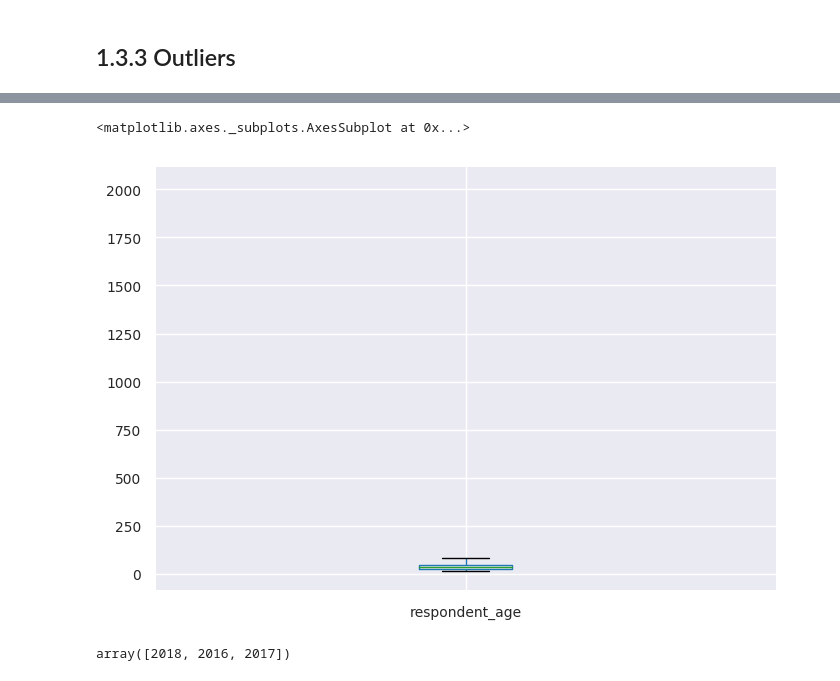
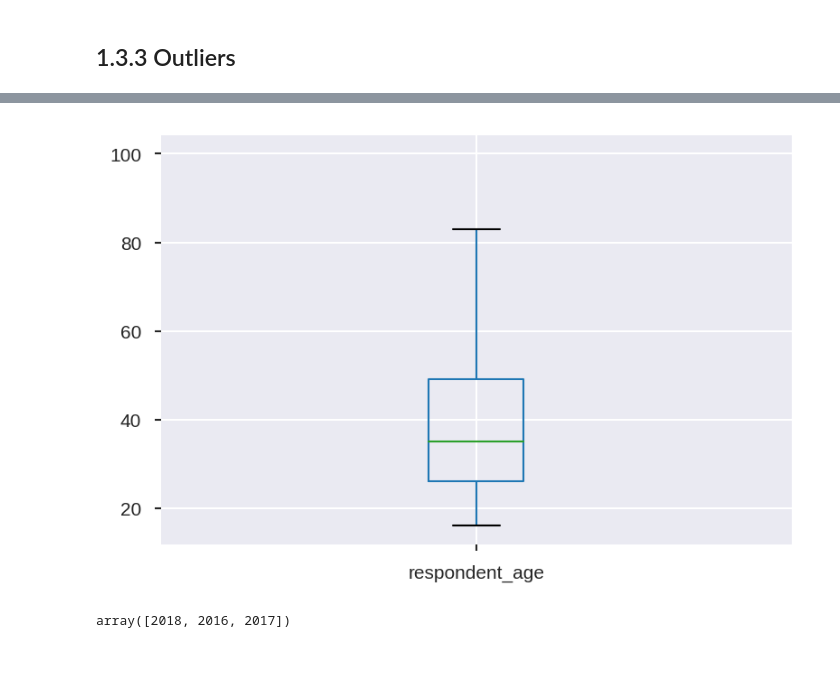
Before and after one commit to JOSEPHINEGEND/Predicting-Individuals-who-are-most-likely-to-have-or-use-a-bank-account-using-Python, a Jupyter notebook: Moringa_Data_Science_Core_W1_Independent_Project_2019_08_Josephine_Wanjiku_Python_Notebook.ipynb, the cells around one changed output, grey strips where cells are left out. Saved outputs shown, nothing was run; the diff lists cells and outputs as text; code cells hidden in the pictures.

```diff
--- a/Moringa_Data_Science_Core_W1_Independent_Project_2019_08_Josephine_Wanjiku_Python_Notebook.ipynb
+++ b/Moringa_Data_Science_Core_W1_Independent_Project_2019_08_Josephine_Wanjiku_Python_Notebook.ipynb
@@ -146,6 +139,8 @@ finance.rename(columns={'level_of_educuation':'level_of_education'}, inplace=Tru
+# %%
+df.rename(columns={'the_relathip_with_head':'the_relationship_with_head'}, inplace=True)
+# %%
+df.rename(columns={'level_of_educuation':'level_of_education'}, inplace=True)
 # %%
 # Removing the spaces and setting all column names to lower case
 
-finance.columns = finance.columns.str.lower().str.replace(" ", "_")
-
-finance.columns
+df.columns = finance.columns.str.lower().str.replace(" ", "_")
@@ -179,4 +176,8 @@ type_of_job               30
 dtype: int64
+# %%
+# dropping null values
+
+df.dropna(inplace = True)
 # %%
 # Replacing missing values with mode on the columns with categorical data
 
@@ -238,6 +226,6 @@ finance.boxplot(['household_size'])
 # %%
-plt.figure(dpi = 100)
-finance.boxplot(['respondent_age'])
+plt.figure(dpi = 150)
+df.boxplot(['respondent_age'])
+plt.show()
 # %% [output]
-<matplotlib.axes._subplots.AxesSubplot at 0x...>
-[figure, old version]
+[figure, new version]
```
Also changed, not shown: parts of 28 cells of this notebook.
